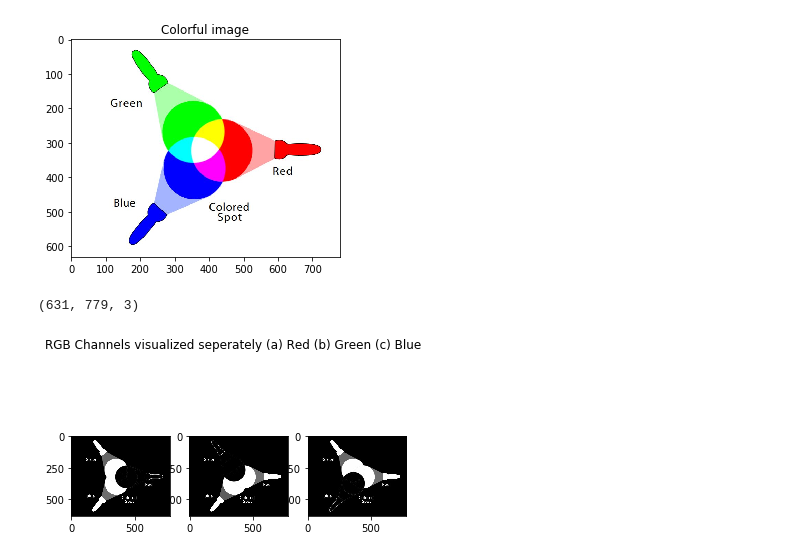
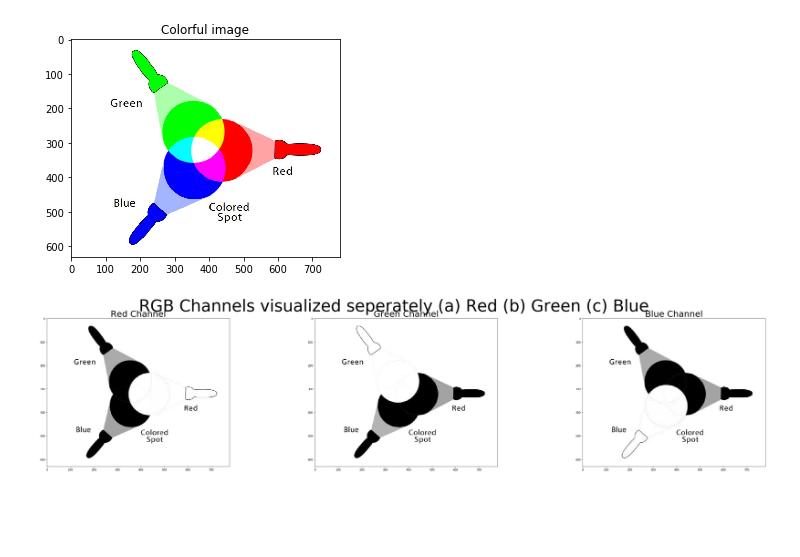
Before and after one commit to thisisashukla/computer-vision, a Jupyter notebook: foundation/01_how_do_computers_see.ipynb, the cells around one changed output. Cells and saved outputs as stored; diff of their text form; code cells hidden in the pictures; blank space fills up the shorter version.

```diff
--- a/foundation/01_how_do_computers_see.ipynb
+++ b/foundation/01_how_do_computers_see.ipynb
@@ -67,25 +67,24 @@ print('The shape of image is {}'.format(img.shape))
 The shape of image is (233, 216, 3)
 # %%
 # Display the RGB channels of the image seperately
-img = cv2.imread('C://Users//ankushukla//Documents//Work//CV Training//rgb_colors.jpg')
+img = cv2.imread('C://Users//ankushukla//Documents//Work//CV Training//Images//rgb_colors.jpg')
 img = cv2.cvtColor(img, cv2.COLOR_BGR2RGB)
 plt.imshow(img)
 plt.title('Colorful image')
 plt.show()
 # %% [output]
 [figure]
-# %%
-img.shape
-# %% [output]
-(631, 779, 3)
 # %%
-# Displaying RGB channels individually as grascale images
-f, (ax1, ax2, ax3) = plt.subplots(1, 3)
+# Displaying RGB channels individually as grayscale images
+f, (ax1, ax2, ax3) = plt.subplots(1, 3, figsize = (50,10))
 # adjust spacing and file size
-f.suptitle('RGB Channels visualized seperately (a) Red (b) Green (c) Blue')
-ax1.imshow(img[:,:,0], cmap='Greys')
-ax2.imshow(img[:,:,1], cmap='Greys')
-ax3.imshow(img[:,:,2], cmap='Greys')
+f.suptitle('RGB Channels visualized seperately (a) Red (b) Green (c) Blue', fontsize=60)
+ax1.imshow(img[:,:,0], cmap='gray', vmin=0, vmax=255)
+ax1.set_title('Red Channel',fontsize=32)
+ax2.imshow(img[:,:,1], cmap='gray', vmin=0, vmax=255)
+ax2.set_title('Green Channel',fontsize=32)
+ax3.imshow(img[:,:,2], cmap='gray', vmin=0, vmax=255)
+ax3.set_title('Blue Channel',fontsize=32)
 plt.show()
 # %% [output]
-[figure, old version]
+[figure, new version]
```
Also changed, not shown: parts of 6 cells of this notebook, 2 other files.
